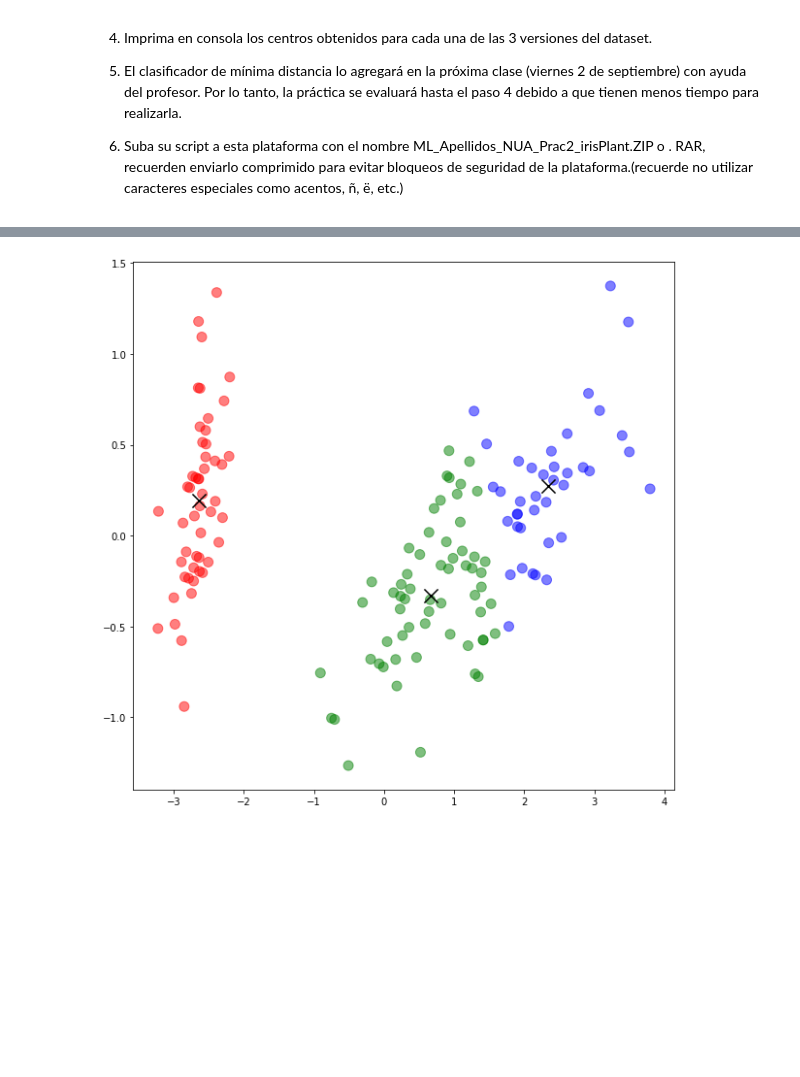
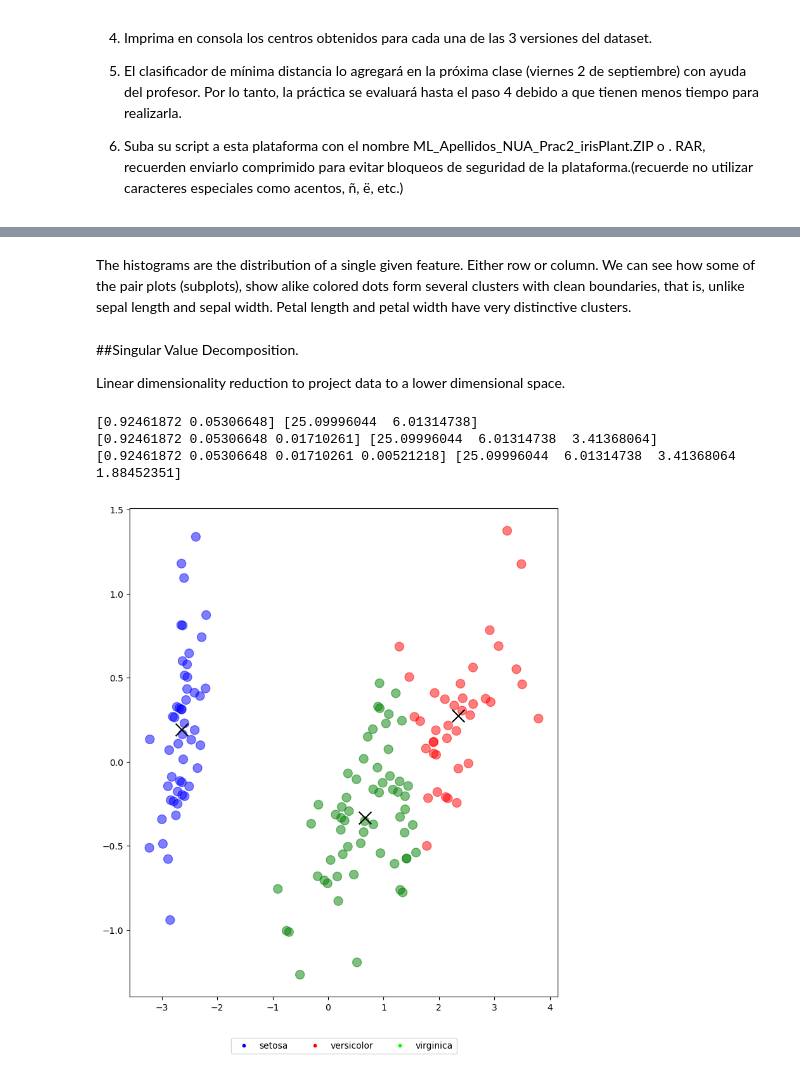
Before and after one commit to delatorrena2016/MachineLearningCourseUG, a Jupyter notebook: UNSUPERVISED LEARNING/02. PCA/Prac2IRISPLANT.ipynb, the cells around one changed output, grey strips where cells are left out. Saved outputs shown, nothing was run; the diff lists cells and outputs as text; code cells hidden in the pictures; blank space fills up the shorter version.

Commit message:
Vis of 4D in PCA class project

```diff
--- a/UNSUPERVISED LEARNING/02. PCA/Prac2IRISPLANT.ipynb
+++ b/UNSUPERVISED LEARNING/02. PCA/Prac2IRISPLANT.ipynb
@@ -14,7 +14,10 @@ Utilice el lenguaje de programación Python para realizar lo siguiente:
 6. Suba su script a esta plataforma con el nombre ML_Apellidos_NUA_Prac2_irisPlant.ZIP o . RAR, recuerden enviarlo comprimido para evitar bloqueos de seguridad de la plataforma.(recuerde no utilizar caracteres especiales como acentos, ñ, ë, etc.)
 # %%
 import matplotlib.pyplot as plt
+plt.rcParams["figure.subplot.right"] = 0.8
 import numpy as np
+import pandas as pd
+import itertools
 from sklearn.cluster import KMeans
 import mpl_toolkits.mplot3d
 from sklearn import datasets
@@ -30,6 +29,8 @@ ERROR: No matching distribution found for scikit-learn==1.1
 # %%
 from sklearn.inspection import DecisionBoundaryDisplay
 iris = datasets.load_iris()
-X = iris.data[:, :4]  # Array like of shape 150 puntos de dim 4
-y = iris.target       # Etiquetas
-#n=np.size(X,1)        # Eje 1 tamaño de dim, eje 0 no. puntos
+X = iris.data[:, :4]          # Array like of shape eje0 (150 puntos) de eje1 (dim 4)
+y = iris.target               # Etiquetas
+t_names = iris.target_names
+f_names = iris.feature_names  # In cm as unit of length
+#n=np.size(X,1)               # Tamaño de eje1 de los datos
@@ -47,0 +40,11 @@ X_2D=pca.fit_transform(X)
+# %%
+from pandas.plotting import scatter_matrix
+LABEL_COLOR_MAP = {0 : 'b',1 : 'r',2 : 'g'} # Cluster color by custom cmap, but matching brg gradient
+label_color = [LABEL_COLOR_MAP[l] for l in y]
+
+df = pd.DataFrame(X, columns = f_names)
+grr = scatter_matrix(df, alpha = 0.5, figsize = (14, 10), diagonal = 'hist', c = label_color, label=t_names, marker='o',range_padding=0.2)
+handles = [plt.plot([],[],color=plt.cm.brg(i/2.), ls="", marker="o", \
+                    markersize=np.sqrt(10))[0] for i in range(3)]
+plt.legend(handles, t_names, loc="center", bbox_to_anchor=(-0.97, -0.5), shadow=False, ncol=3)
+plt.show()
@@ -48,19 +53,41 @@ X_2D=pca.fit_transform(X)
+# %% [markdown]
+The histograms are the distribution of a single given feature. Either row or column.
+We can see how some of the pair plots (subplots), show alike colored dots form several clusters with clean boundaries, that is, unlike sepal length and sepal width. Petal length and petal width have very distinctive clusters.
+# %% [markdown]
+##Singular Value Decomposition.
+
+Linear dimensionality reduction to project data to a lower dimensional space.
+# %%
+
+#i = 0
+#pca = "pca{}".format(i)
+#reduced = "X_{}D".format(i)
+dimensions, pca, reduced = [2,3,4], [], []
+c = 0
+for i in dimensions:
+    pca.append(PCA(n_components = i))
+    reduced.append(pca[c].fit_transform(X)) # Fit model with X and apply dimensionality reduction on X
+    print(pca[c].explained_variance_ratio_, pca[c].singular_values_)
+    c += 1
+# %% [output]
+[0.92461872 0.05306648] [25.09996044  6.01314738]
+[0.92461872 0.05306648 0.01710261] [25.09996044  6.01314738  3.41368064]
+[0.92461872 0.05306648 0.01710261 0.00521218] [25.09996044  6.01314738  3.41368064  1.88452351]
 # %%
 kmeans_pca = KMeans(n_clusters = 3)
-X4_clustered = kmeans_pca.fit_predict(X_4D)  # Compute cluster centers and predict cluster index for each sample
-X3_clustered = kmeans_pca.fit_predict(X_3D)
+X4_clustered = kmeans_pca.fit_predict(reduced[2])  # Compute cluster centers and predict cluster index for each sample
+X3_clustered = kmeans_pca.fit_predict(reduced[1])
 centers3 = kmeans_pca.cluster_centers_
-X2_clustered = kmeans_pca.fit_predict(X_2D)
+X2_clustered = kmeans_pca.fit_predict(reduced[0])
 centers2 = kmeans_pca.cluster_centers_
 
-LABEL_COLOR_MAP = {0 : 'r',1 : 'g',2 : 'b'} # Cluster color assignations
 label_color = [LABEL_COLOR_MAP[l] for l in X2_clustered]
 
-
 plt.figure(figsize = (10,10))
-plt.scatter(X_2D[:,0],X_2D[:,1],s=100., c= label_color, alpha=0.5)
+plt.scatter(reduced[0][:,0],reduced[0][:,1],s=100., c= label_color, alpha=0.5)
 plt.scatter(centers2[:,0],centers2[:,1],s=200., c= 'black',marker='x', alpha=1)
+plt.legend(handles, t_names, loc="center", bbox_to_anchor=(0.5, -0.1), shadow=False, ncol=3)
 plt.show()
 # %% [output]
-[figure, old version]
+[figure, new version]
 # %%
```
Also changed, not shown: parts of 6 cells of this notebook.
